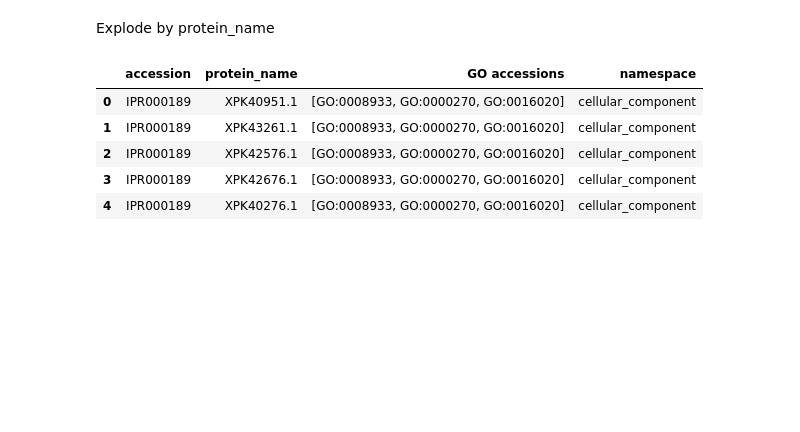
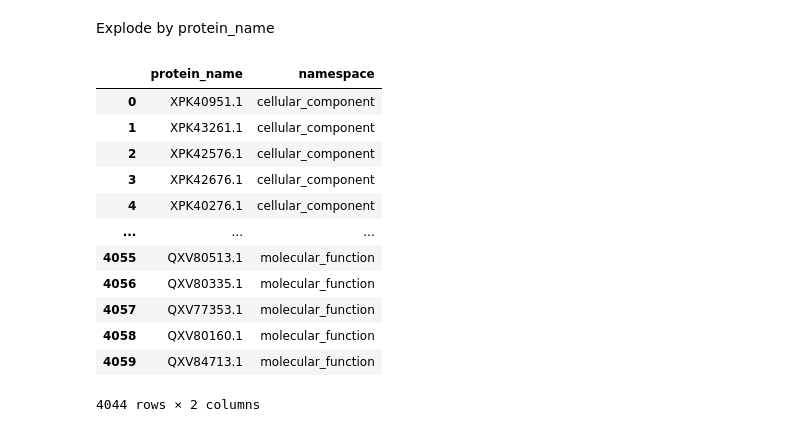
Before and after one commit to dottting/phagelm, a Jupyter notebook: tools/data_preperation.ipynb, the cells around one changed output. Saved outputs shown, nothing was run; the diff lists cells and outputs as text; code cells hidden in the pictures; blank space fills up the shorter version.

```diff
--- a/tools/data_preperation.ipynb
+++ b/tools/data_preperation.ipynb
@@ -236,13 +240,20 @@ unique_accessions.head()
 # %% [markdown]
 Explode by protein_name
 # %%
-proteins_df = unique_accessions.explode("protein_name").reset_index(drop=True)
-proteins_df.dropna(inplace=True)
-proteins_df
+namespace_df = unique_accessions.explode("protein_name").reset_index(drop=True)
+namespace_df = namespace_df[["protein_name", "namespace"]].dropna()
+namespace_df
 # %% [output]
-|  | accession | protein_name | GO accessions | namespace |
-| 0 | IPR000189 | XPK40951.1 | [GO:0008933, GO:0000270, GO:0016020] | cellular_component |
-| 1 | IPR000189 | XPK43261.1 | [GO:0008933, GO:0000270, GO:0016020] | cellular_component |
-| 2 | IPR000189 | XPK42576.1 | [GO:0008933, GO:0000270, GO:0016020] | cellular_component |
-| 3 | IPR000189 | XPK42676.1 | [GO:0008933, GO:0000270, GO:0016020] | cellular_component |
-| 4 | IPR000189 | XPK40276.1 | [GO:0008933, GO:0000270, GO:0016020] | cellular_component |
+|  | protein_name | namespace |
+| 0 | XPK40951.1 | cellular_component |
+| 1 | XPK43261.1 | cellular_component |
+| 2 | XPK42576.1 | cellular_component |
+| 3 | XPK42676.1 | cellular_component |
+| 4 | XPK40276.1 | cellular_component |
+| ... | ... | ... |
+| 4055 | QXV80513.1 | molecular_function |
+| 4056 | QXV80335.1 | molecular_function |
+| 4057 | QXV77353.1 | molecular_function |
+| 4058 | QXV80160.1 | molecular_function |
+| 4059 | QXV84713.1 | molecular_function |
+4044 rows × 2 columns
```
Also changed, not shown: parts of 1 cell of this notebook, 3 other files.
